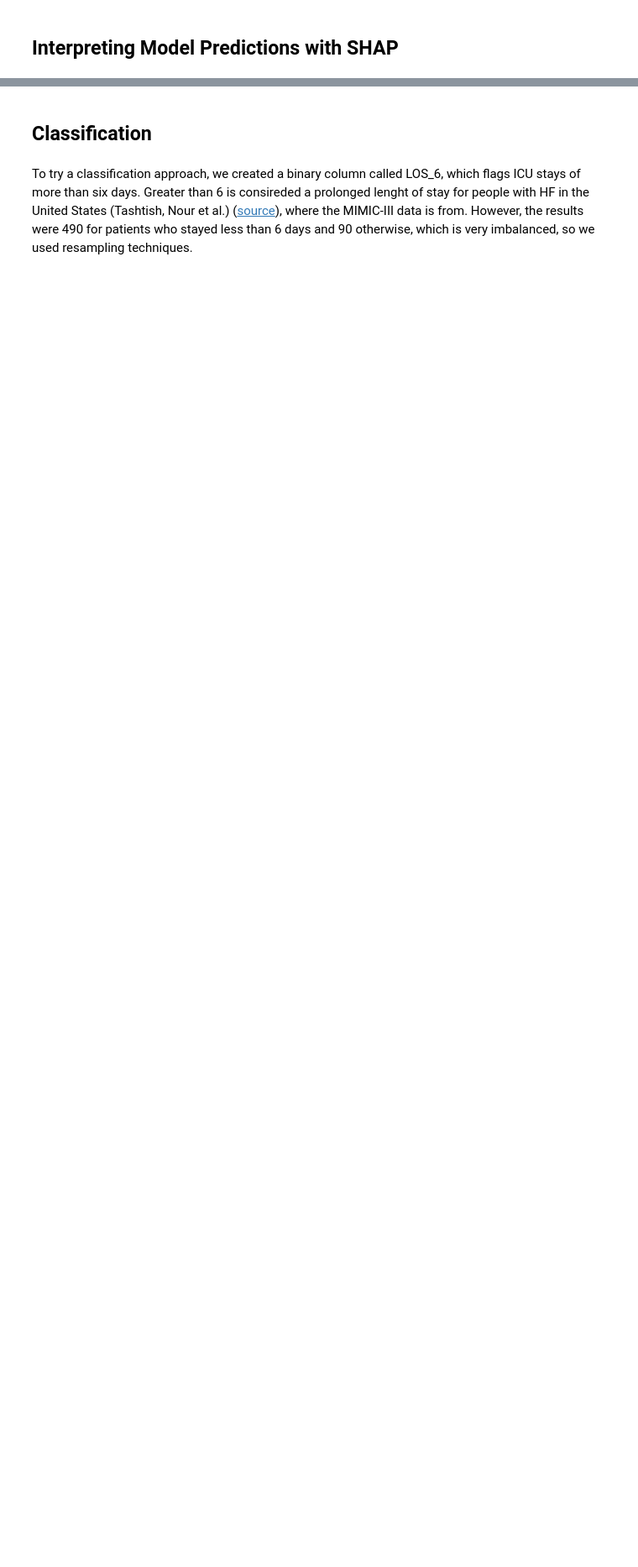
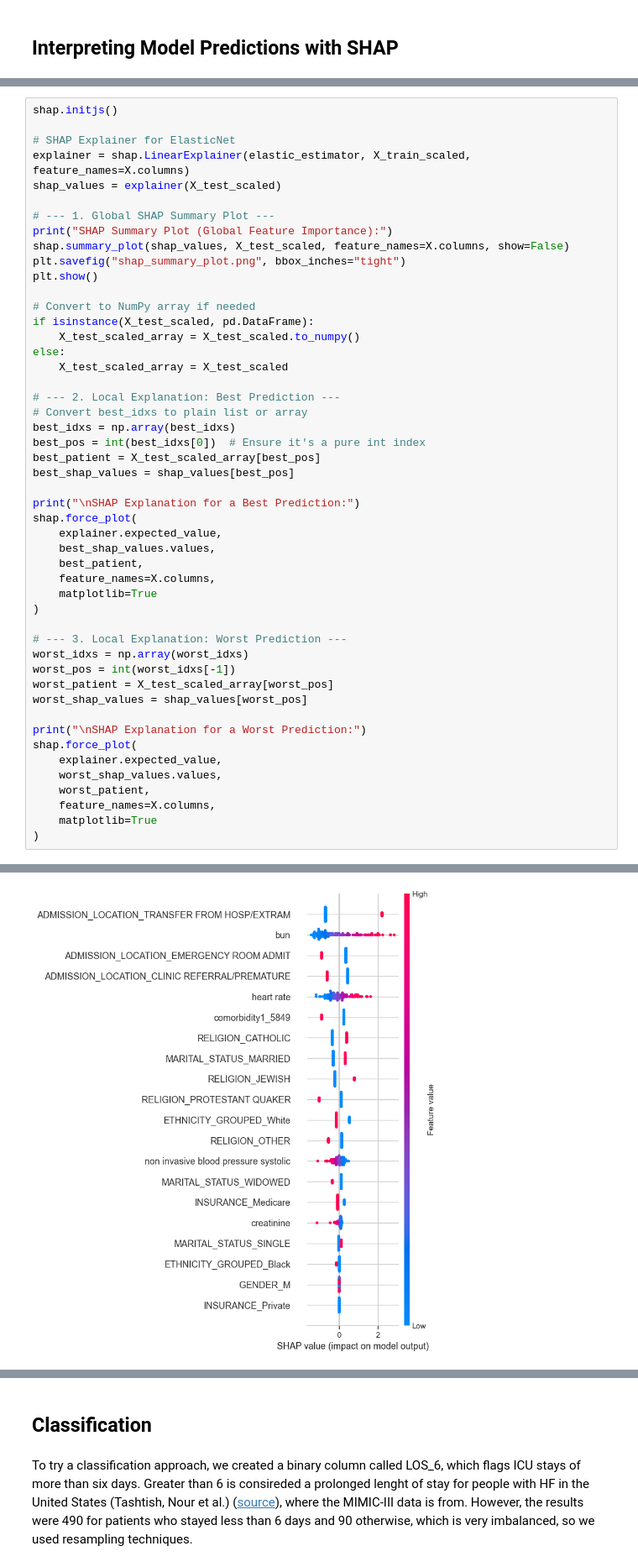
Before and after one commit to ossclaudia/Machine-Learning-2, a Jupyter notebook: projeto.ipynb, the cells around one changed output, grey strips where cells are left out. Shown at 84% size. Saved outputs shown, nothing was run; the diff lists cells and outputs as text; blank space fills up the shorter version.

Commit message:
SHAP (incomplete)

```diff
--- a/projeto.ipynb
+++ b/projeto.ipynb
@@ -1754,0 +1631,50 @@ This helps you confirm that your model is behaving medically appropriately, and
+# %%
+shap.initjs()
+
+# SHAP Explainer for ElasticNet
+explainer = shap.LinearExplainer(elastic_estimator, X_train_scaled, feature_names=X.columns)
+shap_values = explainer(X_test_scaled)
+
+# --- 1. Global SHAP Summary Plot ---
+print("SHAP Summary Plot (Global Feature Importance):")
+shap.summary_plot(shap_values, X_test_scaled, feature_names=X.columns, show=False)
+plt.savefig("shap_summary_plot.png", bbox_inches="tight")
+plt.show()
+
+# Convert to NumPy array if needed
+if isinstance(X_test_scaled, pd.DataFrame):
+    X_test_scaled_array = X_test_scaled.to_numpy()
+else:
+    X_test_scaled_array = X_test_scaled
+
+# --- 2. Local Explanation: Best Prediction ---
+# Convert best_idxs to plain list or array
+best_idxs = np.array(best_idxs)
+best_pos = int(best_idxs[0])  # Ensure it's a pure int index
+best_patient = X_test_scaled_array[best_pos]
+best_shap_values = shap_values[best_pos]
+
+print("\nSHAP Explanation for a Best Prediction:")
+shap.force_plot(
+    explainer.expected_value,
+    best_shap_values.values,
+    best_patient,
+    feature_names=X.columns,
+    matplotlib=True
+)
+
+# --- 3. Local Explanation: Worst Prediction ---
+worst_idxs = np.array(worst_idxs)
+worst_pos = int(worst_idxs[-1])
+worst_patient = X_test_scaled_array[worst_pos]
+worst_shap_values = shap_values[worst_pos]
+
+print("\nSHAP Explanation for a Worst Prediction:")
+shap.force_plot(
+    explainer.expected_value,
+    worst_shap_values.values,
+    worst_patient,
+    feature_names=X.columns,
+    matplotlib=True
+)
+# %% [output]
@@ -1754,0 +1683 @@ This helps you confirm that your model is behaving medically appropriately, and
+[figure, added]
```
Also changed, not shown: parts of 23 cells of this notebook.
